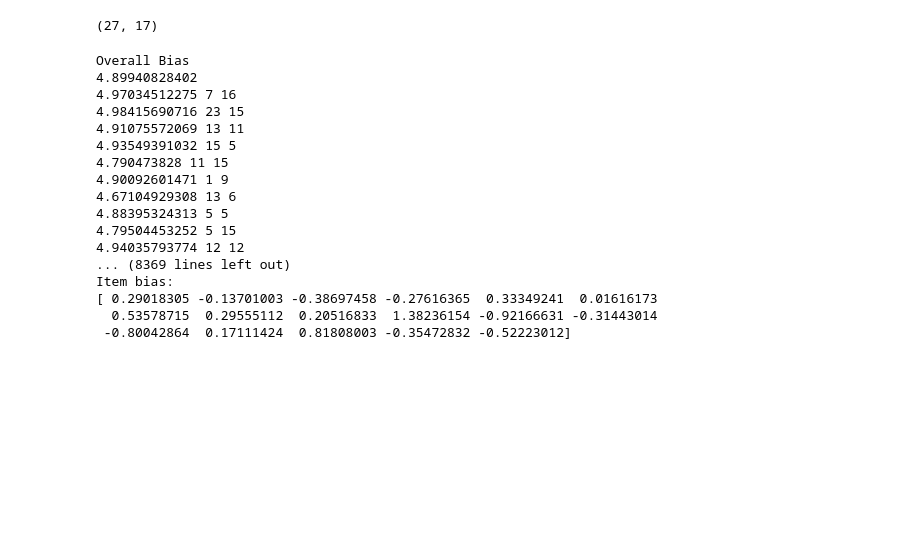
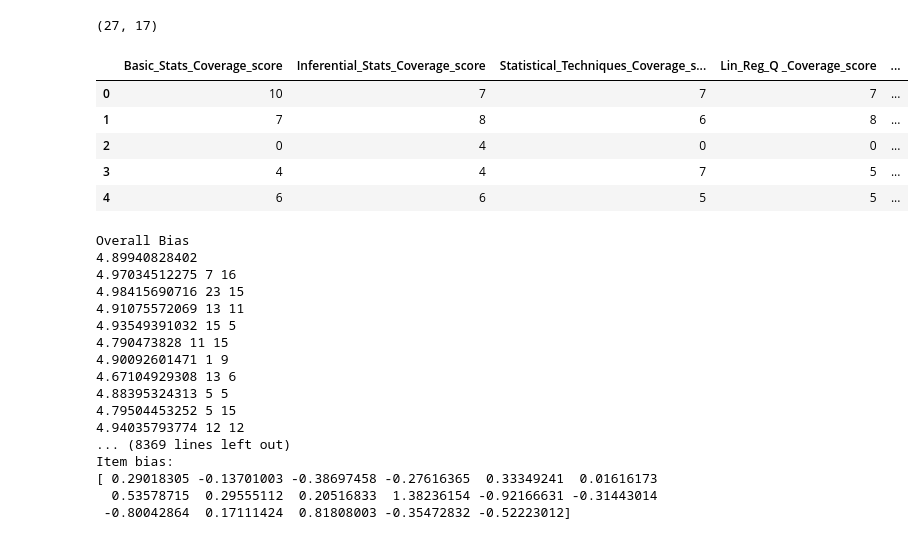
Before and after one commit to dalonlobo/gl-capstone, a Jupyter notebook: Mukesh/Recommendation_Latent_Factor_Analysis-2.ipynb, the cells around one changed output. Drawn from its saved outputs; the diff is of its cells as text; code cells hidden in the pictures; blank space fills up the shorter version.

```diff
--- a/Mukesh/Recommendation_Latent_Factor_Analysis-2.ipynb
+++ b/Mukesh/Recommendation_Latent_Factor_Analysis-2.ipynb
@@ -132,6 +132,15 @@ df_1  = pd.read_csv("SVD_Data_27.csv")
 df_1.shape
 # %% [output]
 (27, 17)
+# %%
+df_1.head()
+# %% [output]
+|  | Basic_Stats_Coverage_score | Inferential_Stats_Coverage_score | Statistical_Techniques_Coverage_s... | Lin_Reg_Q _Coverage_score | ... |
+| 0 | 10 | 7 | 7 | 7 | ... |
+| 1 | 7 | 8 | 6 | 8 | ... |
+| 2 | 0 | 4 | 0 | 0 | ... |
+| 3 | 4 | 4 | 7 | 5 | ... |
+| 4 | 6 | 6 | 5 | 5 | ... |
 # %%
 R=np.array(df_1 , dtype='long')
 #A = np.array([10],dtype='int64')
```
Also changed, not shown: 5 other files.
